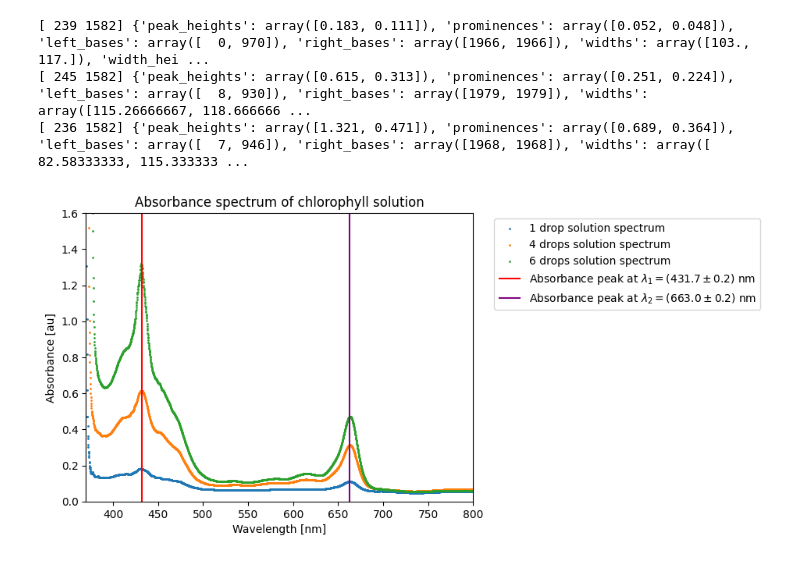
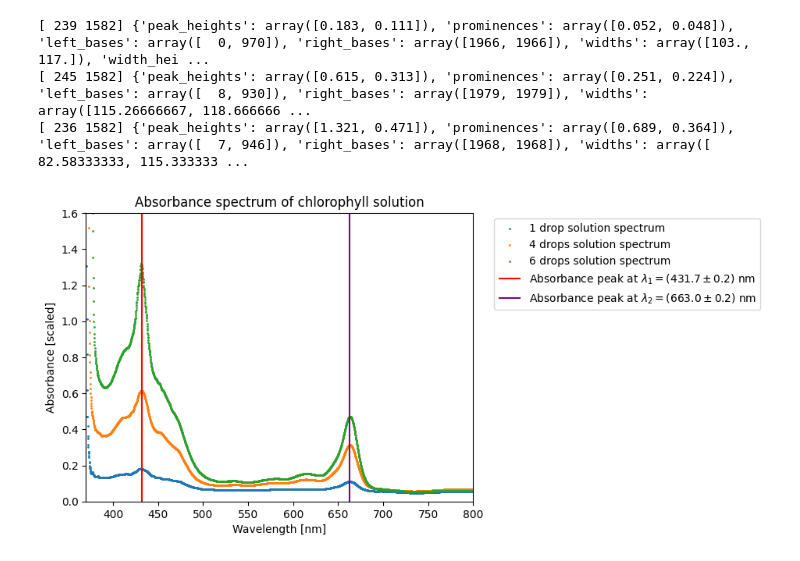
Before and after one commit to MartinOpat/WavesAndOpticsExperiments, a Jupyter notebook: Experiment2/codeAndGraphs/dataProcessingCode.ipynb, the cells around one changed output. Drawn from its saved outputs; the diff is of its cells as text; code cells hidden in the pictures.

```diff
--- a/Experiment2/codeAndGraphs/dataProcessingCode.ipynb
+++ b/Experiment2/codeAndGraphs/dataProcessingCode.ipynb
@@ -86,19 +126,19 @@ peak2_wavelength = spect_data["lambda (nm)"][int(peak2_index)]
 # %%
 plt.scatter(spect_data["lambda (nm)"], spect_data["A (1 drop)"], label="1 drop solution spectrum", s=1)
 plt.scatter(spect_data["lambda (nm)"], spect_data["A (4 drops)"], label="4 drops solution spectrum", s=1)
 plt.scatter(spect_data["lambda (nm)"], spect_data["A (6 drops)"], label="6 drops solution spectrum", s=1)
 
 plt.vlines(peak1_wavelength, 0, 1.6, label=f"Absorbance peak at $\lambda_1 = \left({peak1_wavelength:.1f} \pm 0.2\\right)$ nm", colors="r")
 plt.vlines(peak2_wavelength, 0, 1.6, label=f"Absorbance peak at $\lambda_2 = \left({peak2_wavelength:.1f} \pm 0.2\\right)$ nm", colors='purple')
 
 plt.xlim(370, 800)
 plt.ylim(0, 1.6)
 
 plt.title("Absorbance spectrum of chlorophyll solution")
 plt.xlabel("Wavelength [nm]")
-plt.ylabel("Absorbance [au]")
+plt.ylabel("Absorbance [scaled]")
 
 plt.legend(bbox_to_anchor=(1.04, 1), loc="upper left")
 plt.show()
 # %% [output]
-[figure, old version]
+[figure, new version]
```
Also changed, not shown: parts of 9 cells of this notebook, 4 other files.
